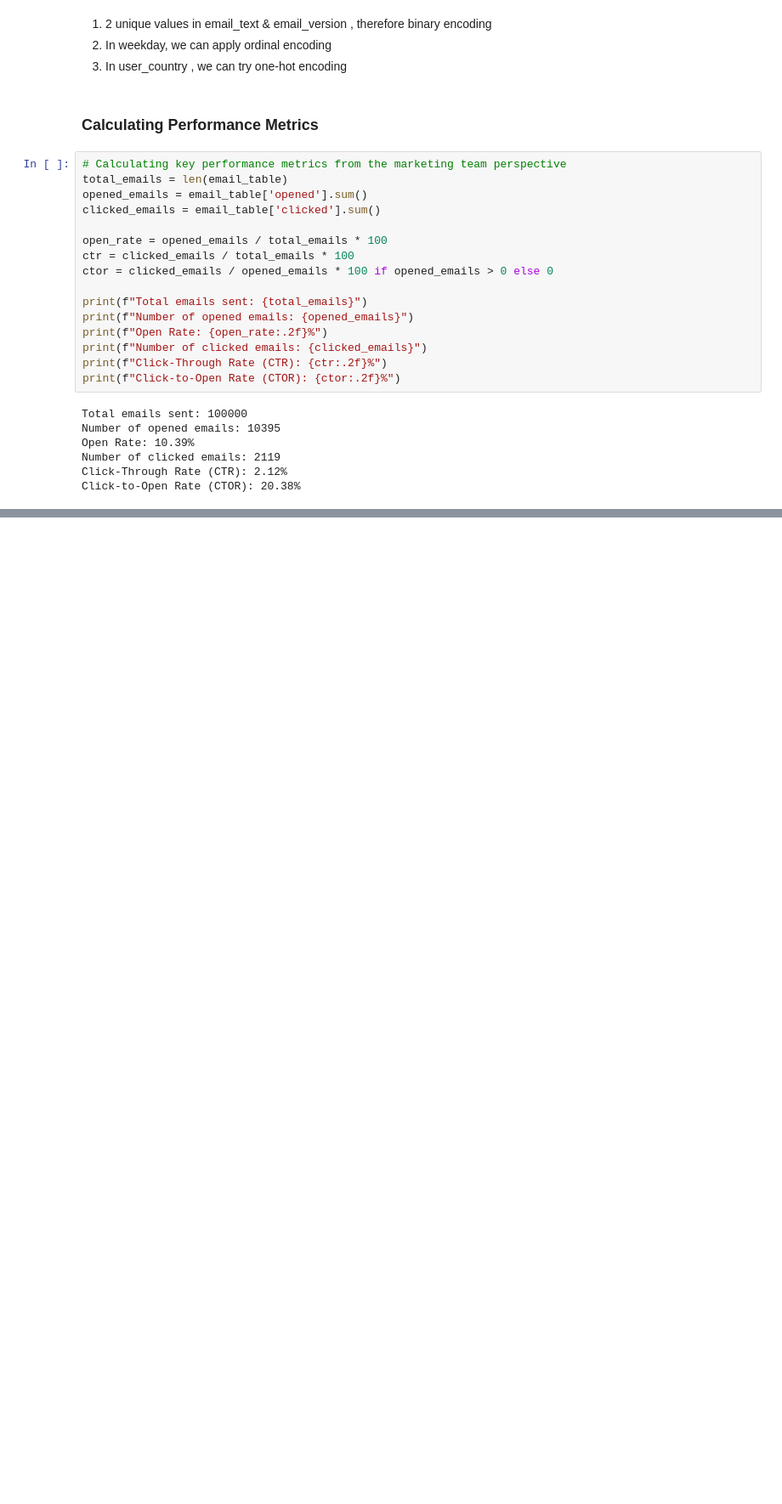
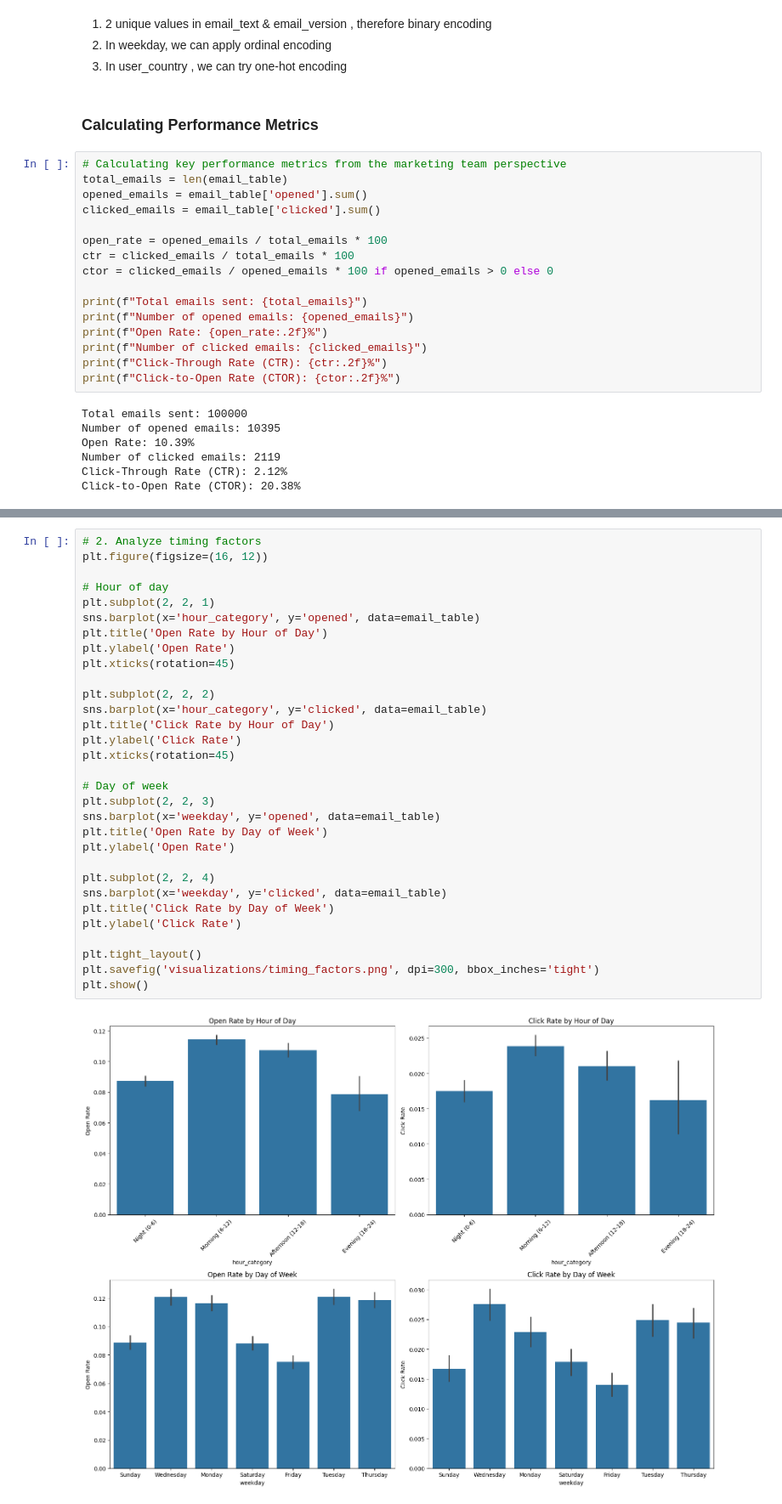
Before and after one commit to AyanArshad02/email-marketing-campaign-optimization-using-ML, a Jupyter notebook: eda.ipynb, the cells around one changed output, grey strips where cells are left out. Shown at 85% size. Saved outputs shown, nothing was run; the diff lists cells and outputs as text; blank space fills up the shorter version.

```diff
--- a/eda.ipynb
+++ b/eda.ipynb
@@ -232,0 +319,33 @@ plt.show()
+# %%
+# 2. Analyze timing factors
+plt.figure(figsize=(16, 12))
+
+# Hour of day
+plt.subplot(2, 2, 1)
+sns.barplot(x='hour_category', y='opened', data=email_table)
+plt.title('Open Rate by Hour of Day')
+plt.ylabel('Open Rate')
+plt.xticks(rotation=45)
+
+plt.subplot(2, 2, 2)
+sns.barplot(x='hour_category', y='clicked', data=email_table)
+plt.title('Click Rate by Hour of Day')
+plt.ylabel('Click Rate')
+plt.xticks(rotation=45)
+
+# Day of week
+plt.subplot(2, 2, 3)
+sns.barplot(x='weekday', y='opened', data=email_table)
+plt.title('Open Rate by Day of Week')
+plt.ylabel('Open Rate')
+
+plt.subplot(2, 2, 4)
+sns.barplot(x='weekday', y='clicked', data=email_table)
+plt.title('Click Rate by Day of Week')
+plt.ylabel('Click Rate')
+
+plt.tight_layout()
+plt.savefig('visualizations/timing_factors.png', dpi=300, bbox_inches='tight')
+plt.show()
+# %% [output]
+[figure, added]
```
Also changed, not shown: parts of 14 cells of this notebook.
